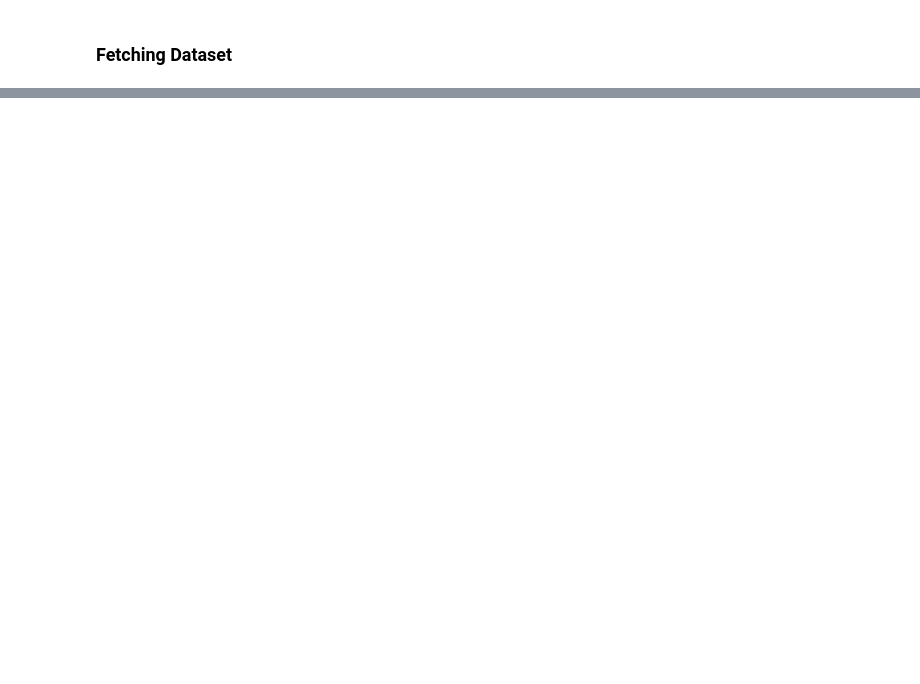
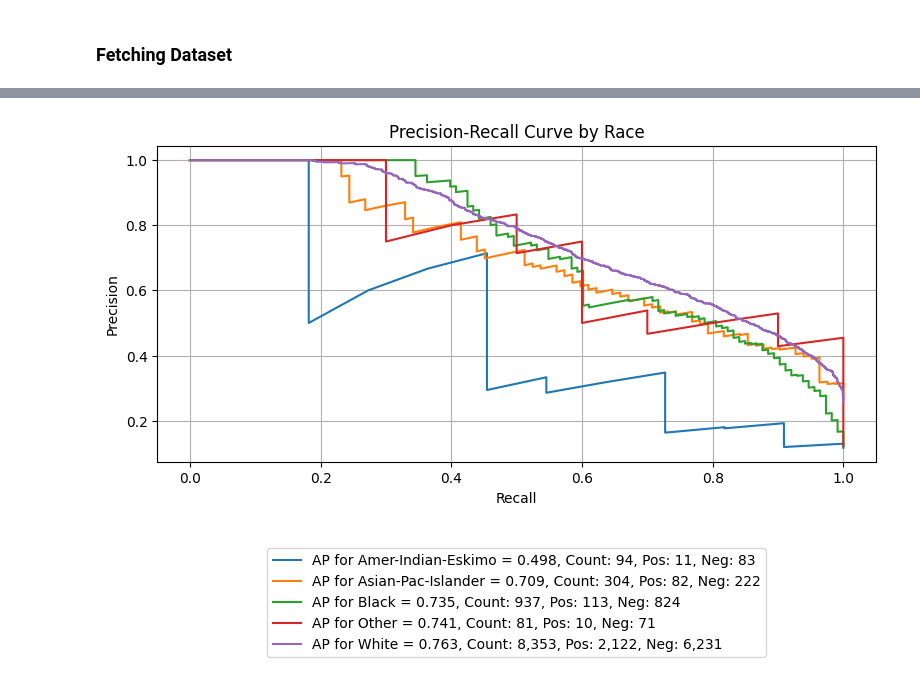
Before and after one commit to lshpaner/adult_income_test, a Jupyter notebook: notebooks/equiboots_demo.ipynb, the cells around one changed output, grey strips where cells are left out. Saved outputs shown, nothing was run; the diff lists cells and outputs as text; code cells hidden in the pictures; blank space fills up the shorter version.

```diff
--- a/notebooks/equiboots_demo.ipynb
+++ b/notebooks/equiboots_demo.ipynb
@@ -83,0 +85,10 @@ sliced_data = eq.slicer("race")
+# %%
+# Precision-Recall plot
+fig2 = eqb.eq_plot_precision_recall(
+    data=sliced_data,
+    title="Precision-Recall Curve by Race",
+    decimal_places=3,
+    dpi=100,
+)
+# %% [output]
+[figure, added]
```
Also changed, not shown: parts of 16 cells of this notebook, 1 other file.
